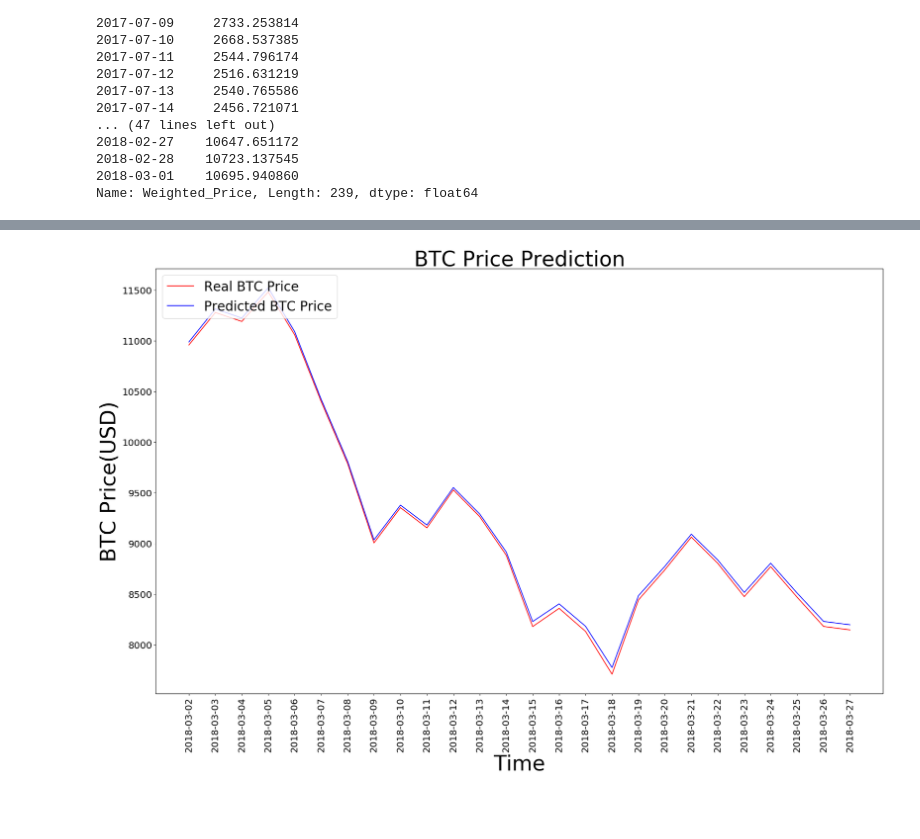
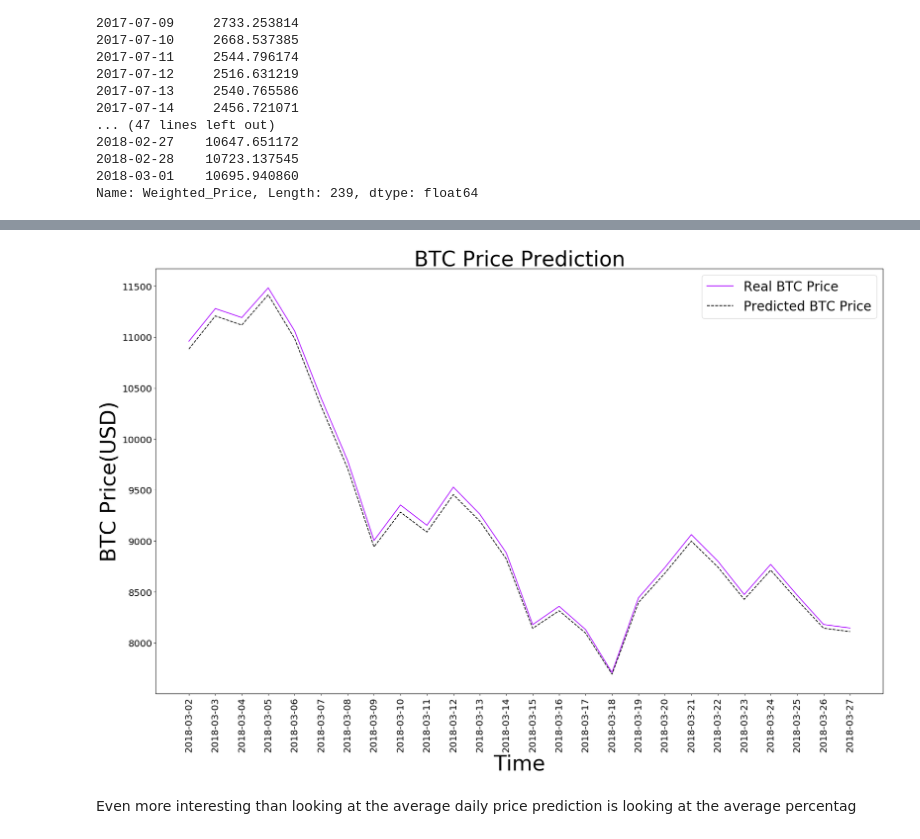
Before and after one commit to CSCI4850/S18-team2-project, a Jupyter notebook: model/RNN_Proof_of_Concept.ipynb, the cells around one changed output, grey strips where cells are left out. Cells and saved outputs as stored; diff of their text form; code cells hidden in the pictures; blank space fills up the shorter version.

Commit message:
Added predicted daily percent change.

```diff
--- a/model/RNN_Proof_of_Concept.ipynb
+++ b/model/RNN_Proof_of_Concept.ipynb
@@ -113,8 +113,8 @@ Non-trainable params: 0
 _________________________________________________________________
 # %%
 # Predicting the future.
-test_set            = df_test.values
-inputs              = reshape(sc.transform(reshape(test_set, (len(test_set), 1))), (len(test_set), 1, 1))
+actual_prices       = df_test.values
+inputs              = reshape(sc.transform(reshape(actual_prices, (len(actual_prices), 1))), (len(actual_prices), 1, 1))
 predicted_BTC_price = sc.inverse_transform(model.predict(inputs))
 # %%
 # Visualising the results
@@ -125,36 +125,39 @@ plt.figure(figsize   = (25,15),
 
 ax      = plt.gca()
 
-plt.plot(test_set,
-         color = 'red',
+plt.plot(actual_prices,
+         color = '#AA00FF',
          label = 'Real BTC Price')
 plt.plot(predicted_BTC_price,
-         color = 'blue',
+         color = '#000000',
+         ls    = 'dashed',
          label = 'Predicted BTC Price')
 
 plt.title('BTC Price Prediction',
           fontsize = 40)
 
 df_test = df_test.reset_index()
 x       = df_test.index
 labels  = df_test['date']
 
 plt.xticks(x,
            labels,
            rotation = 'vertical')
 
 for tick in ax.xaxis.get_major_ticks():
     tick.label1.set_fontsize(18)
 for tick in ax.yaxis.get_major_ticks():
     tick.label1.set_fontsize(18)
 
 plt.xlabel('Time',
            fontsize = 40)
 plt.ylabel('BTC Price(USD)',
            fontsize = 40)
-plt.legend(loc  = 2,
+plt.legend(loc  = 'best',
            prop = {'size': 25})
 
 plt.show()
 # %% [output]
-[figure, old version]
+[figure, new version]
+# %% [markdown]
+Even more interesting than looking at the average daily price prediction is looking at the average percentag
```
Also changed, not shown: parts of 4 cells of this notebook.
